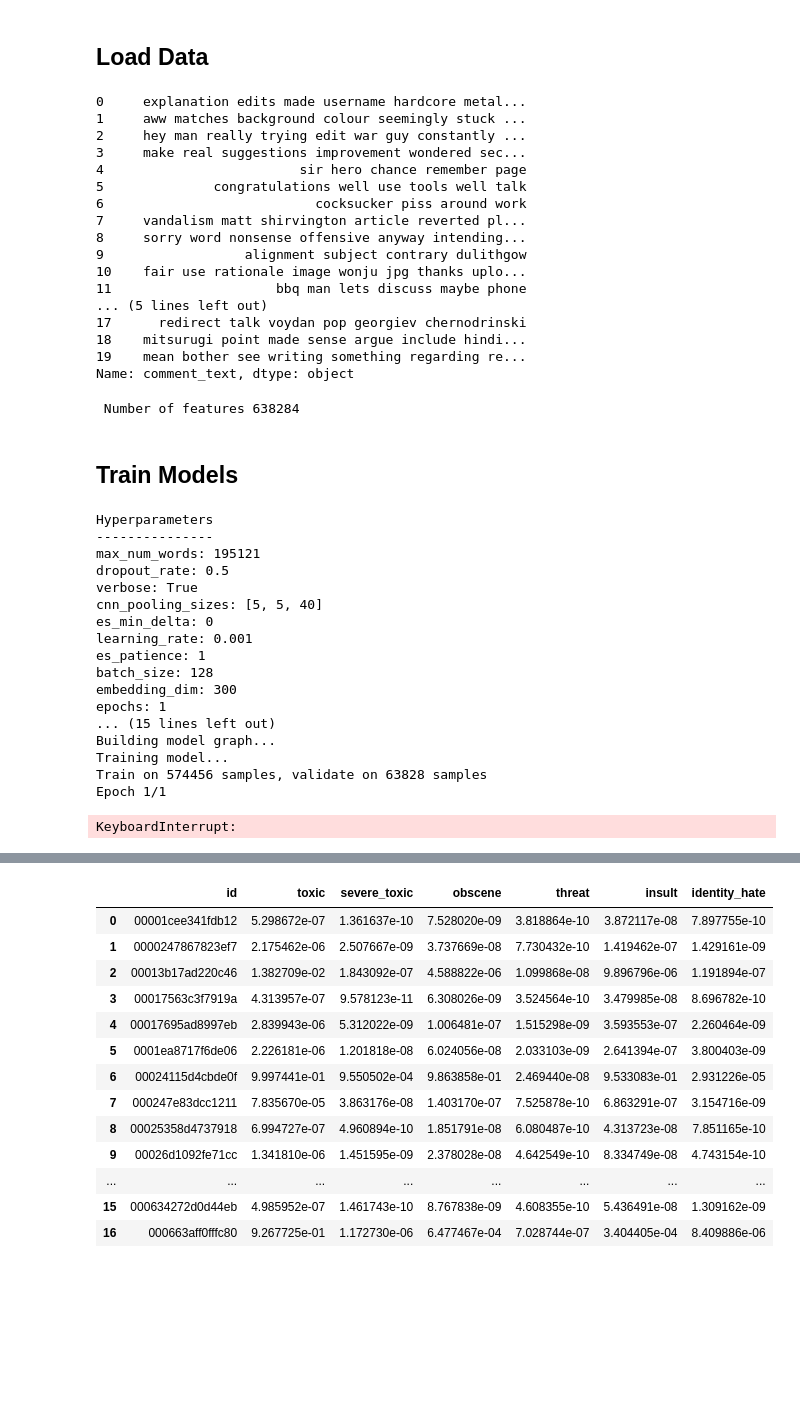
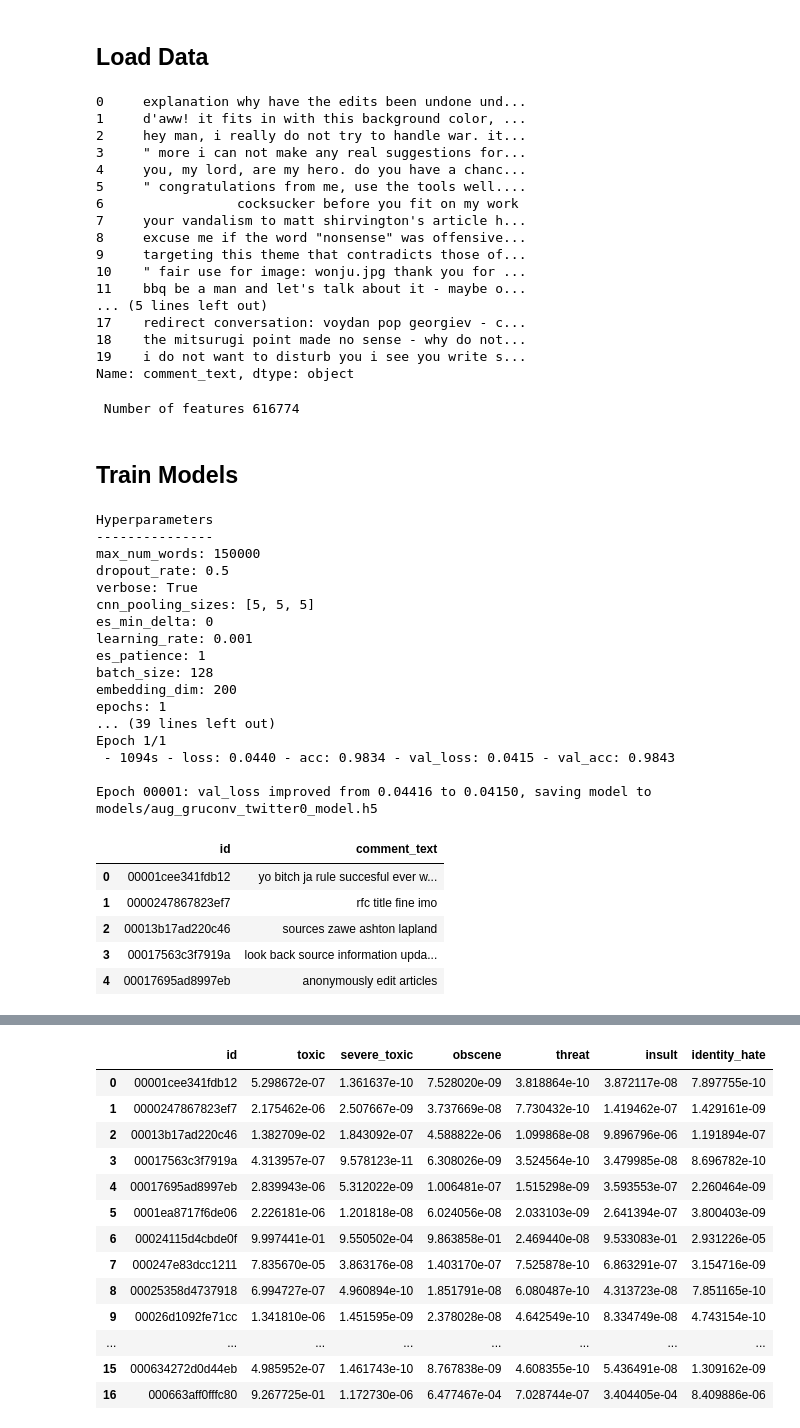
Before and after one commit to Dicksonchin93/toxic_comment_classification, a Jupyter notebook: Train Toxicity Model.ipynb, the cells around one changed output, grey strips where cells are left out. Cells and saved outputs as stored; diff of their text form; code cells hidden in the pictures; blank space fills up the shorter version.

```diff
--- a/Train Toxicity Model.ipynb
+++ b/Train Toxicity Model.ipynb
@@ -39,54 +33,66 @@ HELLO from model_tool
 # %% [markdown]
 ## Load Data
 # %%
-training_3rd_vis = pd.read_csv('cleaned_final_train_clean.csv')
+#training_3rd_vis = pd.read_csv('cleaned_final_train_clean.csv')
+training_3rd_vis = pd.read_csv('clean_train_aug_third.csv')
+
 display(training_3rd_vis["comment_text"].head(n=20))
 n_records_features_vis_3rd = len(training_3rd_vis)
 print(" Number of features {}".format(n_records_features_vis_3rd))
-train = 'cleaned_final_train_clean.csv'
+train = 'clean_train_aug_third.csv'
 # %% [output]
-0     explanation edits made username hardcore metal...
-1     aww matches background colour seemingly stuck ...
-2     hey man really trying edit war guy constantly ...
-3     make real suggestions improvement wondered sec...
-4                         sir hero chance remember page
-5              congratulations well use tools well talk
-6                           cocksucker piss around work
-7     vandalism matt shirvington article reverted pl...
-8     sorry word nonsense offensive anyway intending...
-9                  alignment subject contrary dulithgow
-10    fair use rationale image wonju jpg thanks uplo...
-11                     bbq man lets discuss maybe phone
+0     explanation why have the edits been undone und...
+1     d'aww! it fits in with this background color, ...
+2     hey man, i really do not try to handle war. it...
+3     " more i can not make any real suggestions for...
+4     you, my lord, are my hero. do you have a chanc...
+5     " congratulations from me, use the tools well....
+6                 cocksucker before you fit on my work
+7     your vandalism to matt shirvington's article h...
+8     excuse me if the word "nonsense" was offensive...
+9     targeting this theme that contradicts those of...
+10    " fair use for image: wonju.jpg thank you for ...
+11    bbq be a man and let's talk about it - maybe o...
 ... (5 lines left out)
-17      redirect talk voydan pop georgiev chernodrinski
-18    mitsurugi point made sense argue include hindi...
-19    mean bother see writing something regarding re...
+17    redirect conversation: voydan pop georgiev - c...
+18    the mitsurugi point made no sense - why do not...
+19    i do not want to disturb you i see you write s...
 Name: comment_text, dtype: object
- Number of features 638284
+ Number of features 616774
 # %%
 model_list = []
 # %% [markdown]
 ## Train Models
 # %%
-MODEL_NAME = 'concat_bigru'
+MODEL_NAME = 'aug_gruconv_twitter'
 debias_random_model = ToxModel()
 debias_random_model.train(2,train, text_column = 'comment_text', toxic = 'toxic', severe_toxic = 'severe_toxic', obscene = 'obscene', threat = 'threat', insult = 'insult', identity_hate = 'identity_hate', model_name = MODEL_NAME, model_list = model_list)
 # %% [output]
 Hyperparameters
 ---------------
-max_num_words: 195121
+max_num_words: 150000
 dropout_rate: 0.5
 verbose: True
-cnn_pooling_sizes: [5, 5, 40]
+cnn_pooling_sizes: [5, 5, 5]
 es_min_delta: 0
 learning_rate: 0.001
 es_patience: 1
 batch_size: 128
-embedding_dim: 300
+embedding_dim: 200
 epochs: 1
-... (15 lines left out)
-Building model graph...
-Training model...
-Train on 574456 samples, validate on 63828 samples
+... (39 lines left out)
 Epoch 1/1
+ - 1094s - loss: 0.0440 - acc: 0.9834 - val_loss: 0.0415 - val_acc: 0.9843
+
+Epoch 00001: val_loss improved from 0.04416 to 0.04150, saving model to models/aug_gruconv_twitter0_model.h5
-KeyboardInterrupt:
+# %%
+random_test = pd.read_csv('cleaned_test_clean.csv')
+# %%
+random_test.head()
+# %% [output]
+|  | id | comment_text |
+| 0 | 00001cee341fdb12 | yo bitch ja rule succesful ever w... |
+| 1 | 0000247867823ef7 | rfc title fine imo |
+| 2 | 00013b17ad220c46 | sources zawe ashton lapland |
+| 3 | 00017563c3f7919a | look back source information upda... |
+| 4 | 00017695ad8997eb | anonymously edit articles |
```
Also changed, not shown: parts of 2 cells of this notebook, 1 other file.
